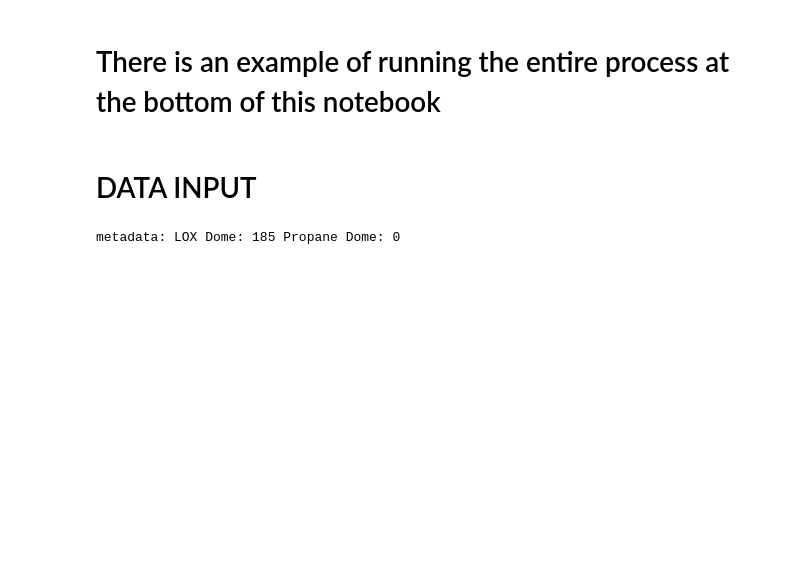
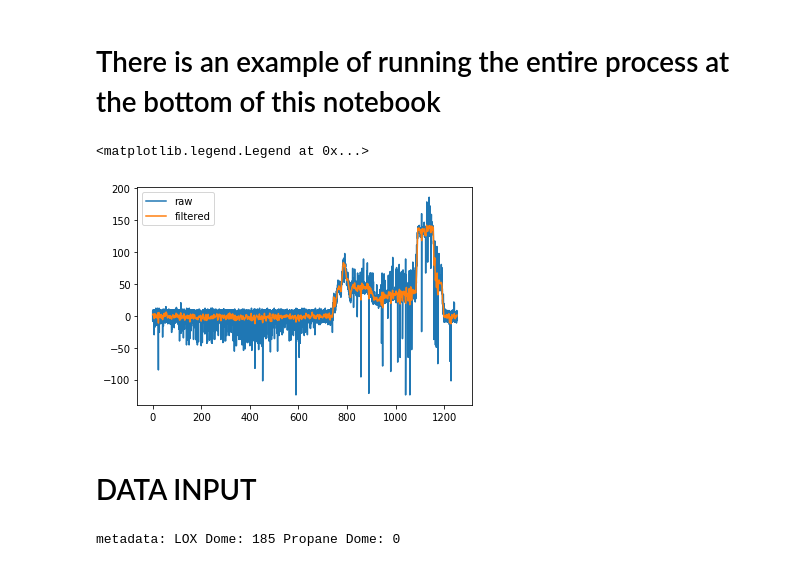
Before and after one commit to Space-Enterprise-at-Berkeley/Wireless-Transmission, a Jupyter notebook: DataMonitoring/pressure_analysis_sep_functions.ipynb, the cells around one changed output. Saved outputs shown, nothing was run; the diff lists cells and outputs as text; code cells hidden in the pictures; blank space fills up the shorter version.

```diff
--- a/DataMonitoring/pressure_analysis_sep_functions.ipynb
+++ b/DataMonitoring/pressure_analysis_sep_functions.ipynb
@@ -73,3 +66,11 @@ def filter_data(time, signal):
+# %%
+smoothed_lox_tank = filter_data(lox_tank)
+plt.plot(time, lox_tank, label='raw')
+plt.plot(time, smoothed_lox_tank, label='filtered')
+plt.legend()
+# %% [output]
+<matplotlib.legend.Legend at 0x...>
+[figure, added]
 # %%
 def find_closest_element(collection, val):
     index = min(range(len(collection)), key=lambda i: abs(collection[i]-val))
```
Also changed, not shown: parts of 8 cells of this notebook.
